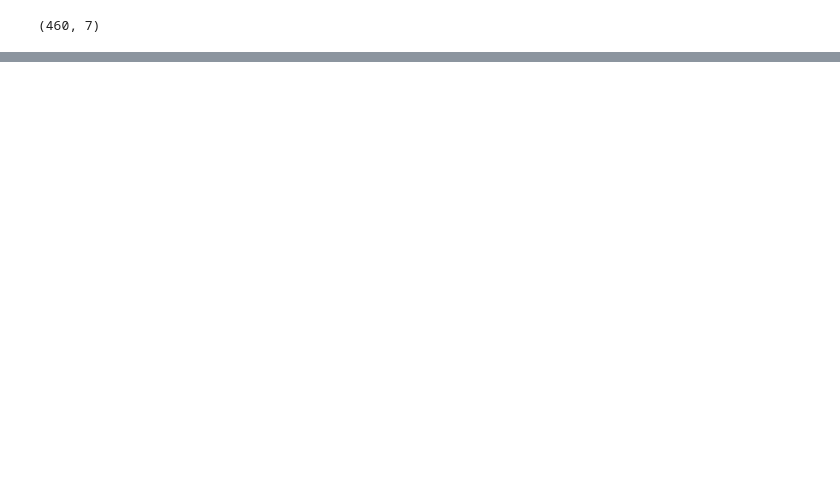
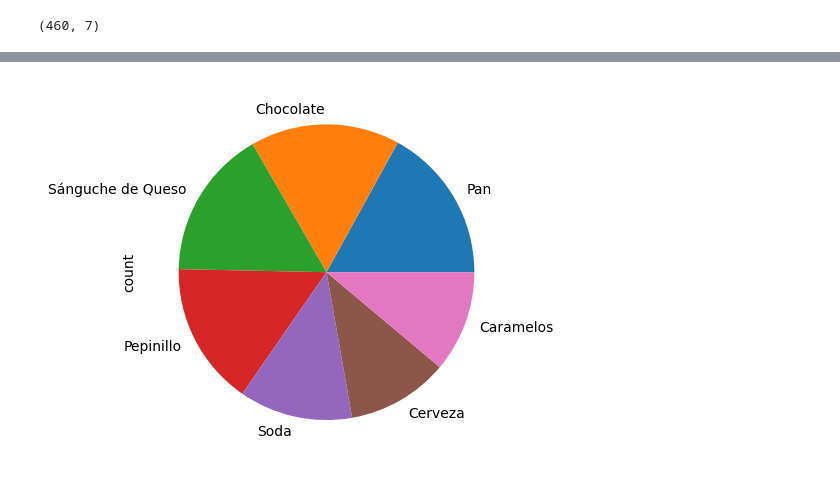
Before and after one commit to jayounghoyos/An-lisis-de-Datos-con-Pandas-y-Python, a Jupyter notebook: dataframes.ipynb, the cells around one changed output, grey strips where cells are left out. Saved outputs shown, nothing was run; the diff lists cells and outputs as text; code cells hidden in the pictures; blank space fills up the shorter version.

```diff
--- a/dataframes.ipynb
+++ b/dataframes.ipynb
@@ -28,0 +59,3 @@ tabla.tail()#numero de las
+# %%
+tabla = pd.read_csv("ventas.csv", delimiter=";") #también se podía usar skiprows=numSkiped
+tabla.Vendedor.sort_values()
@@ -28,0 +110,3 @@ tabla.tail()#numero de las
+# %%
+ali = tabla[tabla.Categoría == "Comestibles"]
+ali.head()
@@ -28,0 +120,4 @@ tabla.tail()#numero de las
+# %%
+ali.Artículo.value_counts().plot(kind="pie"); #('line', 'bar', 'barh', 'kde', 'density', 'area', 'hist', 'box', 'pie', 'scatter', 'hexbin')
+# %% [output]
+[figure, added]
```
Also changed, not shown: parts of 15 cells of this notebook, 2 other files.
